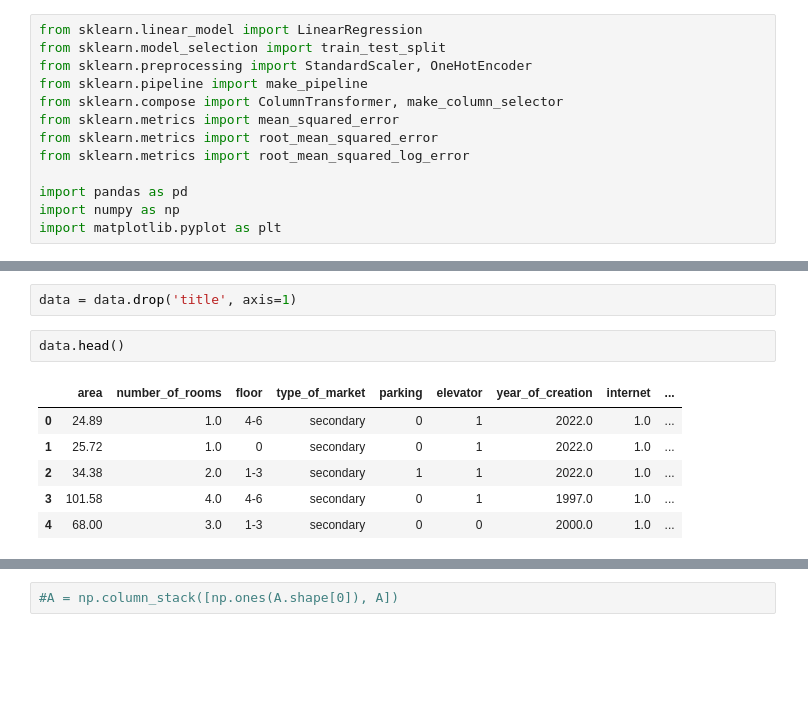
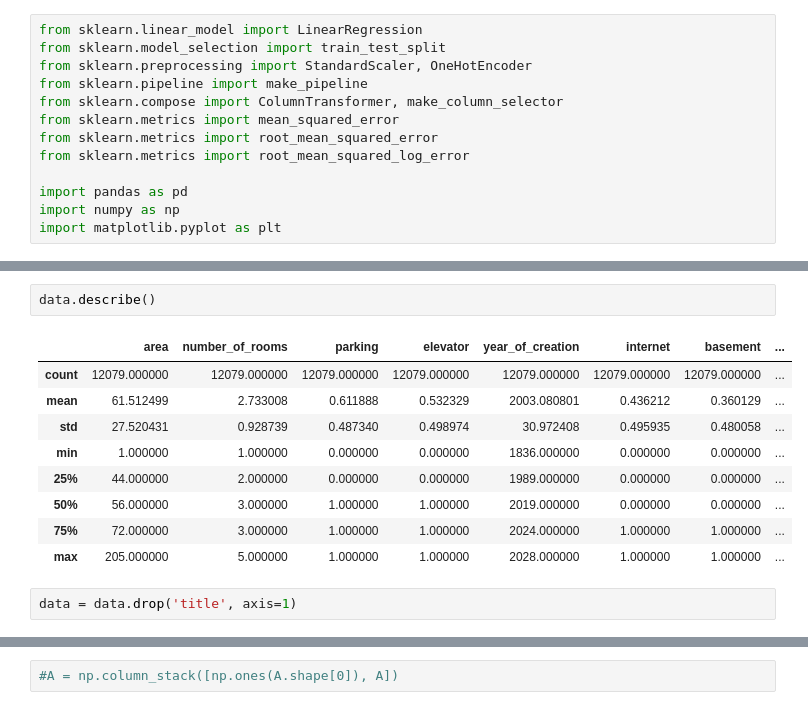
Before and after one commit to Krzy-Doma/Real_estate_price_forecasting, a Jupyter notebook: modeling/models.ipynb, the cells around one changed output, grey strips where cells are left out. Saved outputs shown, nothing was run; the diff lists cells and outputs as text; blank space fills up the shorter version.

```diff
--- a/modeling/models.ipynb
+++ b/modeling/models.ipynb
@@ -21,14 +21,17 @@ data.head()
 | 2 | Nowe mieszkanie, wykończone - Mar... | 34.38 | 2.0 | 1-3 | secondary | 1 | 1 | 2022.0 | ... |
 | 3 | Wyjątkowe mieszkanie w centrum Gd... | 101.58 | 4.0 | 4-6 | secondary | 0 | 1 | 1997.0 | ... |
 | 4 | Mieszkanie w świetnej lokalizacji... | 68.00 | 3.0 | 1-3 | secondary | 0 | 0 | 2000.0 | ... |
+# %%
+data.describe()
+# %% [output]
+|  | area | number_of_rooms | parking | elevator | year_of_creation | internet | basement | ... |
+| count | 12079.000000 | 12079.000000 | 12079.000000 | 12079.000000 | 12079.000000 | 12079.000000 | 12079.000000 | ... |
+| mean | 61.512499 | 2.733008 | 0.611888 | 0.532329 | 2003.080801 | 0.436212 | 0.360129 | ... |
+| std | 27.520431 | 0.928739 | 0.487340 | 0.498974 | 30.972408 | 0.495935 | 0.480058 | ... |
+| min | 1.000000 | 1.000000 | 0.000000 | 0.000000 | 1836.000000 | 0.000000 | 0.000000 | ... |
+| 25% | 44.000000 | 2.000000 | 0.000000 | 0.000000 | 1989.000000 | 0.000000 | 0.000000 | ... |
+| 50% | 56.000000 | 3.000000 | 1.000000 | 1.000000 | 2019.000000 | 0.000000 | 0.000000 | ... |
+| 75% | 72.000000 | 3.000000 | 1.000000 | 1.000000 | 2024.000000 | 1.000000 | 1.000000 | ... |
+| max | 205.000000 | 5.000000 | 1.000000 | 1.000000 | 2028.000000 | 1.000000 | 1.000000 | ... |
 # %%
 data = data.drop('title', axis=1)
-# %%
-data.head()
-# %% [output]
-|  | area | number_of_rooms | floor | type_of_market | parking | elevator | year_of_creation | internet | ... |
-| 0 | 24.89 | 1.0 | 4-6 | secondary | 0 | 1 | 2022.0 | 1.0 | ... |
-| 1 | 25.72 | 1.0 | 0 | secondary | 0 | 1 | 2022.0 | 1.0 | ... |
-| 2 | 34.38 | 2.0 | 1-3 | secondary | 1 | 1 | 2022.0 | 1.0 | ... |
-| 3 | 101.58 | 4.0 | 4-6 | secondary | 0 | 1 | 1997.0 | 1.0 | ... |
-| 4 | 68.00 | 3.0 | 1-3 | secondary | 0 | 0 | 2000.0 | 1.0 | ... |
```
Also changed, not shown: parts of 37 cells of this notebook.
